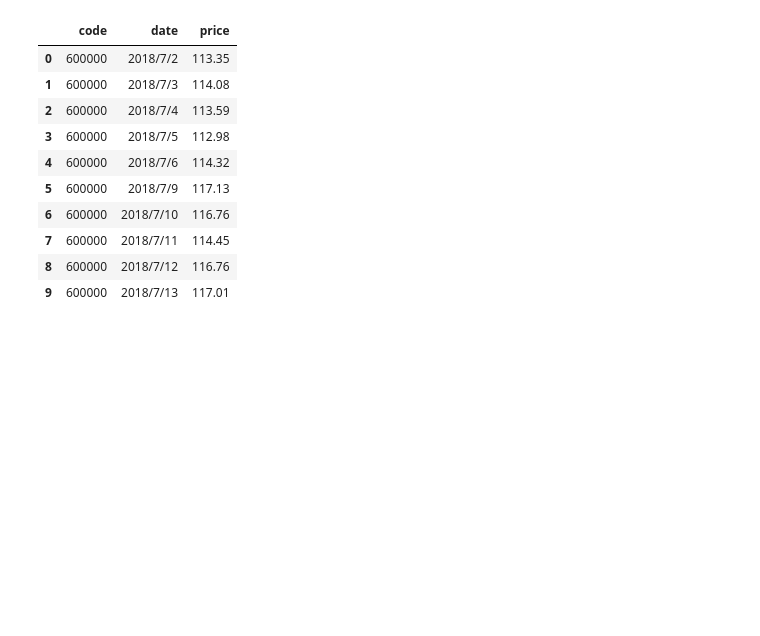
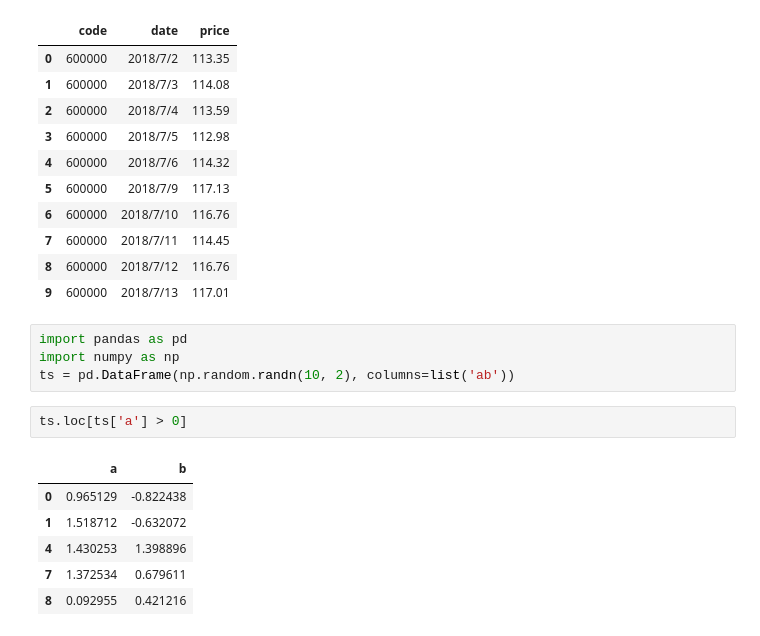
Before and after one commit to Code4JNothing/MyQuant, a Jupyter notebook: Untitled.ipynb, the cells around one changed output. Saved outputs shown, nothing was run; the diff lists cells and outputs as text; blank space fills up the shorter version.

```diff
--- a/Untitled.ipynb
+++ b/Untitled.ipynb
@@ -48,3 +48,16 @@ data.head(10)
 | 7 | 600000 | 2018/7/11 | 114.45 |
 | 8 | 600000 | 2018/7/12 | 116.76 |
 | 9 | 600000 | 2018/7/13 | 117.01 |
+# %%
+import pandas as pd
+import numpy as np
+ts = pd.DataFrame(np.random.randn(10, 2), columns=list('ab'))
+# %%
+ts.loc[ts['a'] > 0]
+# %% [output]
+|  | a | b |
+| 0 | 0.965129 | -0.822438 |
+| 1 | 1.518712 | -0.632072 |
+| 4 | 1.430253 | 1.398896 |
+| 7 | 1.372534 | 0.679611 |
+| 8 | 0.092955 | 0.421216 |
```
Also changed, not shown: parts of 7 cells of this notebook, 3 other files.
